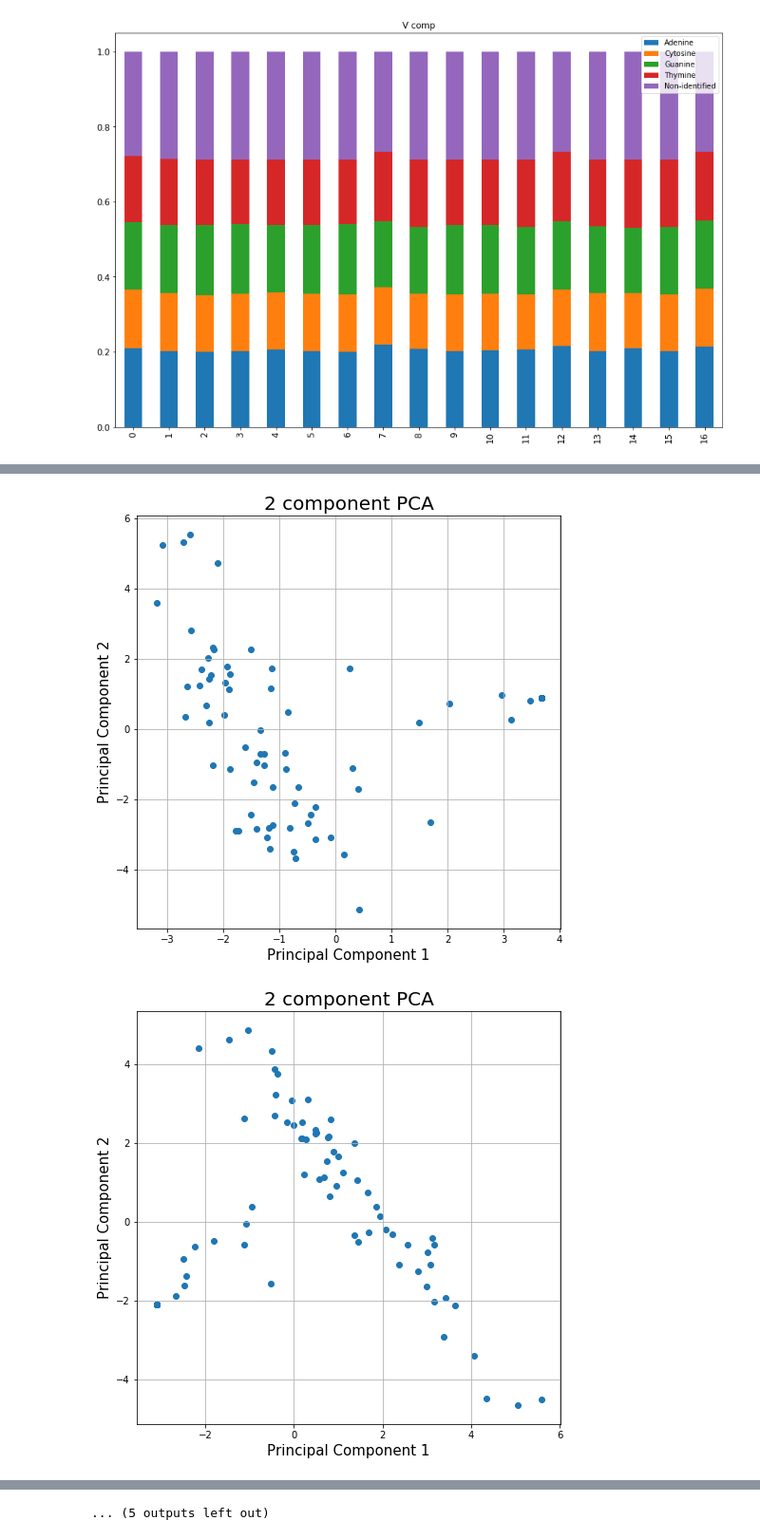
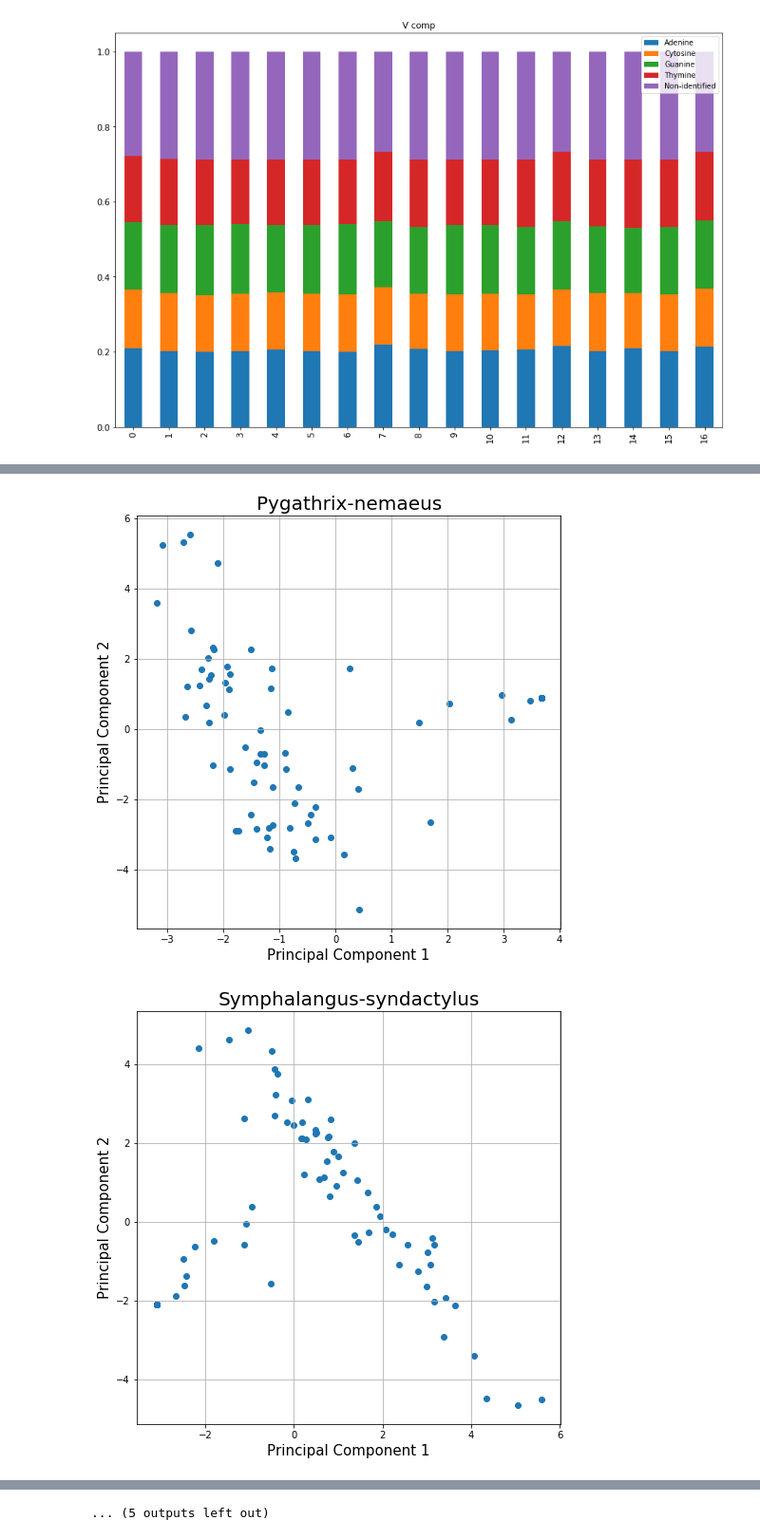
Before and after one commit to viniciusd-avila/phylogenetic-analysis, a Jupyter notebook: notebook.ipynb, the cells around one changed output, grey strips where cells are left out. Shown: that part at 95% size. Drawn from its saved outputs; the diff is of its cells as text; code cells hidden in the pictures.

Commit message:
species name plots

```diff
--- a/notebook.ipynb
+++ b/notebook.ipynb
@@ -54,4 +54,4 @@ bioinfo.gen_df2(df['Sequence'][1],3)
 # %%
 for i in range(len(df.index)):
-    bioinfo.plot_pca(bioinfo.pca(bioinfo.gen_df2(df['Sequence'][i],3)))
+    bioinfo.plot_pca(bioinfo.pca(bioinfo.gen_df2(df['Species'][i],df['Sequence'][i],3)))
 # %% [output]
@@ -62,2 +62,2 @@ for i in range(len(df.index)):
-[figure, old version]
+[figure, new version]
-[figure, old version]
+[figure, new version]
```
Also changed, not shown: parts of 2 cells of this notebook, 1 other file.
